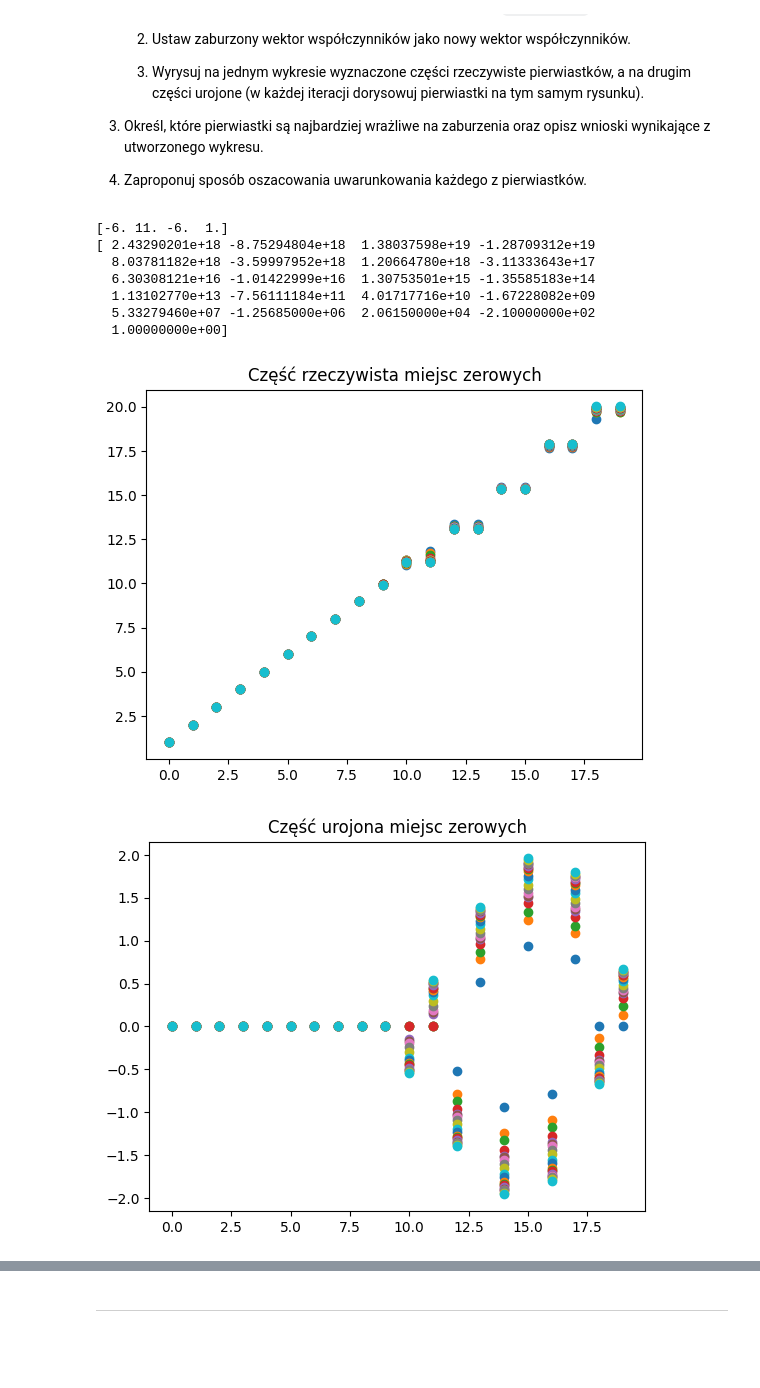
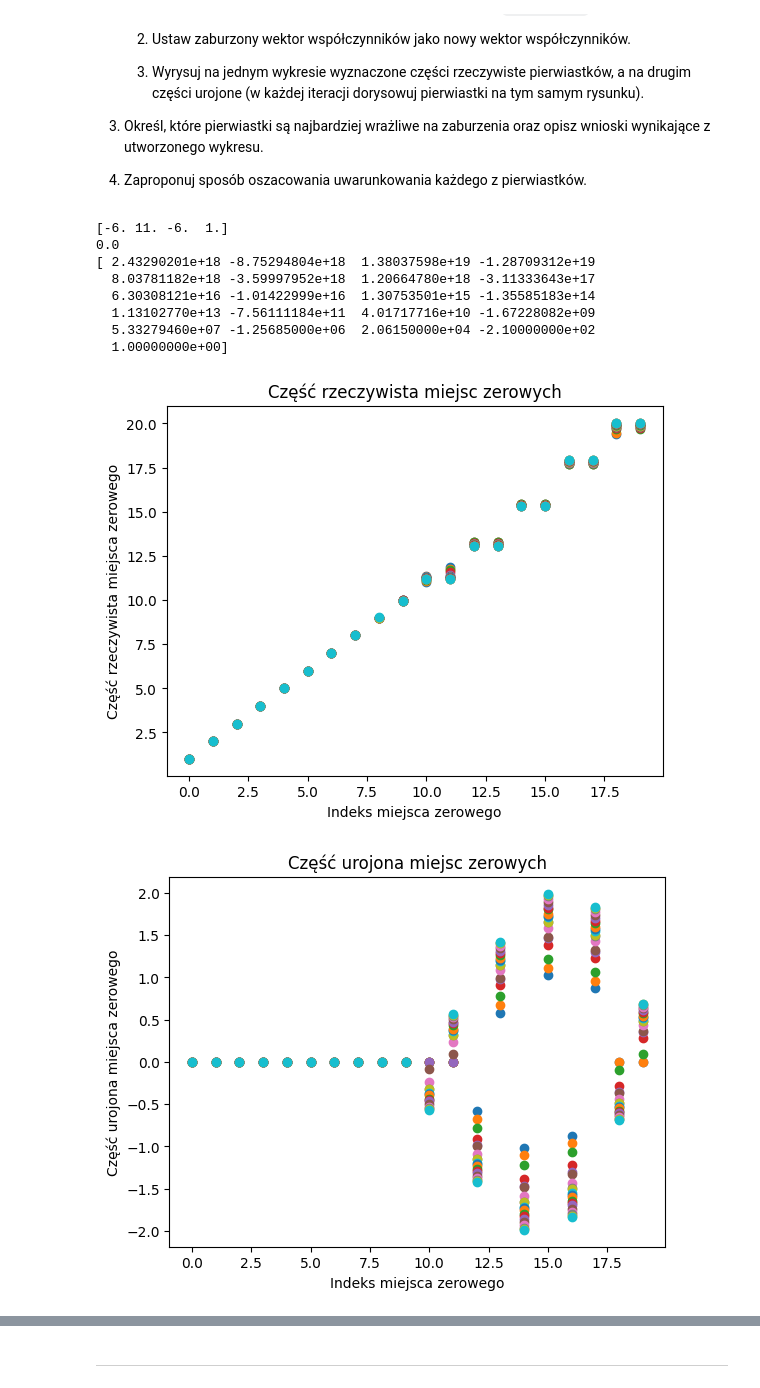
Before and after one commit to MN-KJ-2025/lab-7-pierwiastki-karolozog15, a Jupyter notebook: sprawozdanie.ipynb, the cells around one changed output, grey strips where cells are left out. Cells and saved outputs as stored; diff of their text form; code cells hidden in the pictures; blank space fills up the shorter version.

```diff
--- a/sprawozdanie.ipynb
+++ b/sprawozdanie.ipynb
@@ -106,39 +106,53 @@ Zaimplementuj funkcję *`roots_20()`* wyznaczającą miejsca zerowe wielomianu n
 5. Zaproponuj sposób oszacowania uwarunkowania każdego z pierwiastków.
 # %%
 # ===== Twoja implementacja tutaj =====
-a1=nppoly.polyfromroots([1,2,3])
+r1=[1,2,3]
+a1=nppoly.polyfromroots(r1)
 print(a1)
+
+f=0
+for i in r1:
+    f+=a1[0]*((i)**0)+a1[1]*((i)**1)+a1[2]*((i)**2)+a1[3]*((i)**3)
+
+print(f)
+
 def roots_20(coef: np.ndarray) -> tuple[np.ndarray, np.ndarray] | None:
     if not isinstance(coef, np.ndarray):
         return None
     if coef.ndim != 1:
         return None
     m=np.random.random_sample(len(coef))*1e-10
     coef+=m
     b=nppoly.polyroots(coef)
     return (coef,b)
+
 
 a2=nppoly.polyfromroots([1,2,3,4,5,6,7,8,9,10,11,12,13,14,15,16,17,18,19,20])
 print(a2)
 f1, ax1 = plt.subplots()
 f2, ax2 = plt.subplots()
 for i in range(20):
     (a2,x)=roots_20(a2)
 
     ax1.plot(np.real(x),'o')
     ax2.plot(np.imag(x),'o')
 
 ax1.set_title('Część rzeczywista miejsc zerowych')
+ax1.set_ylabel('Część rzeczywista miejsca zerowego')
+ax1.set_xlabel('Indeks miejsca zerowego')
 ax2.set_title('Część urojona miejsc zerowych')
+ax2.set_ylabel('Część urojona miejsca zerowego')
+ax2.set_xlabel('Indeks miejsca zerowego')
 
 plt.show()
 # %% [output]
 [-6. 11. -6.  1.]
+0.0
 [ 2.43290201e+18 -8.75294804e+18  1.38037598e+19 -1.28709312e+19
   8.03781182e+18 -3.59997952e+18  1.20664780e+18 -3.11333643e+17
   6.30308121e+16 -1.01422999e+16  1.30753501e+15 -1.35585183e+14
   1.13102770e+13 -7.56111184e+11  4.01717716e+10 -1.67228082e+09
   5.33279460e+07 -1.25685000e+06  2.06150000e+04 -2.10000000e+02
   1.00000000e+00]
-[figure, old version]
+[figure, new version]
-[figure, old version]
+[figure, new version]
```
Also changed, not shown: parts of 12 cells of this notebook, 1 other file.
